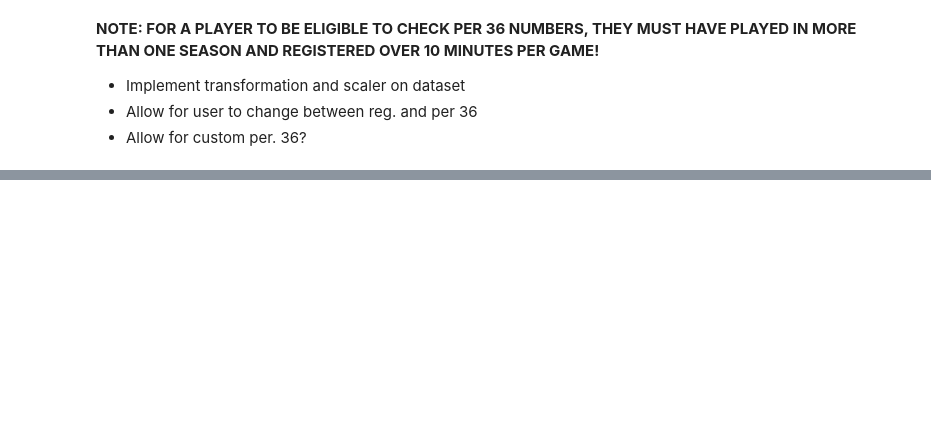
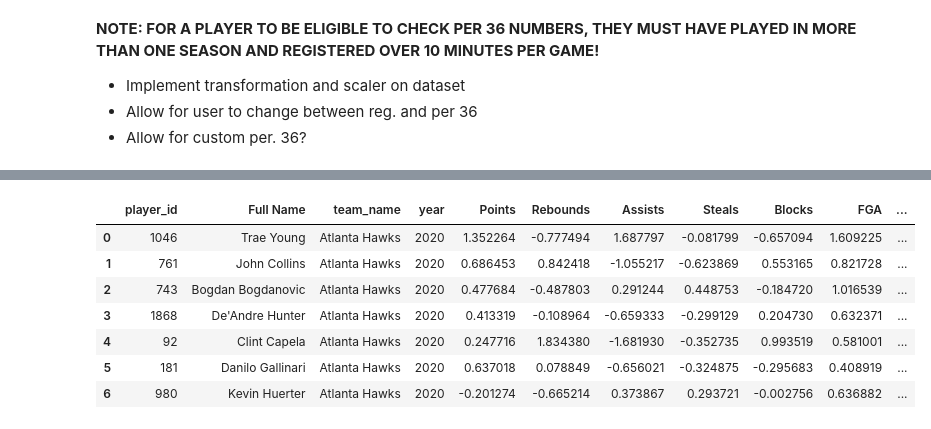
Before and after one commit to TobyScogings/NBA-Similarity-App, a Jupyter notebook: Test Environment.ipynb, the cells around one changed output, grey strips where cells are left out. Drawn from its saved outputs; the diff is of its cells as text; code cells hidden in the pictures; blank space fills up the shorter version.

```diff
--- a/Test Environment.ipynb
+++ b/Test Environment.ipynb
@@ -554,0 +575,17 @@ df2.to_csv("reg_per_36.csv")
+# %%
+df_scaled = df2.copy()
+stats_columns_perc = ['Points', 'Rebounds', 'Assists', 'Steals', 'Blocks', 'FGA', 'FG%', '3PA', '3P%', 'FTA', 'FT%', 'Def. Rebounds', 'Off. Rebounds', 'Fouls', 'Turnovers']
+# Initialize and fit the StandardScaler to the full dataset
+scaler = StandardScaler()
+df_scaled[stats_columns_perc] = scaler.fit_transform(df2[stats_columns_perc])
+
+df_scaled.head(7)
+# %% [output]
+|  | player_id | Full Name | team_name | year | Points | Rebounds | Assists | Steals | Blocks | FGA | ... |
+| 0 | 1046 | Trae Young | Atlanta Hawks | 2020 | 1.352264 | -0.777494 | 1.687797 | -0.081799 | -0.657094 | 1.609225 | ... |
+| 1 | 761 | John Collins | Atlanta Hawks | 2020 | 0.686453 | 0.842418 | -1.055217 | -0.623869 | 0.553165 | 0.821728 | ... |
+| 2 | 743 | Bogdan Bogdanovic | Atlanta Hawks | 2020 | 0.477684 | -0.487803 | 0.291244 | 0.448753 | -0.184720 | 1.016539 | ... |
+| 3 | 1868 | De'Andre Hunter | Atlanta Hawks | 2020 | 0.413319 | -0.108964 | -0.659333 | -0.299129 | 0.204730 | 0.632371 | ... |
+| 4 | 92 | Clint Capela | Atlanta Hawks | 2020 | 0.247716 | 1.834380 | -1.681930 | -0.352735 | 0.993519 | 0.581001 | ... |
+| 5 | 181 | Danilo Gallinari | Atlanta Hawks | 2020 | 0.637018 | 0.078849 | -0.656021 | -0.324875 | -0.295683 | 0.408919 | ... |
+| 6 | 980 | Kevin Huerter | Atlanta Hawks | 2020 | -0.201274 | -0.665214 | 0.373867 | 0.293721 | -0.002756 | 0.636882 | ... |
```
Also changed, not shown: parts of 3 cells of this notebook, 2 other files.
